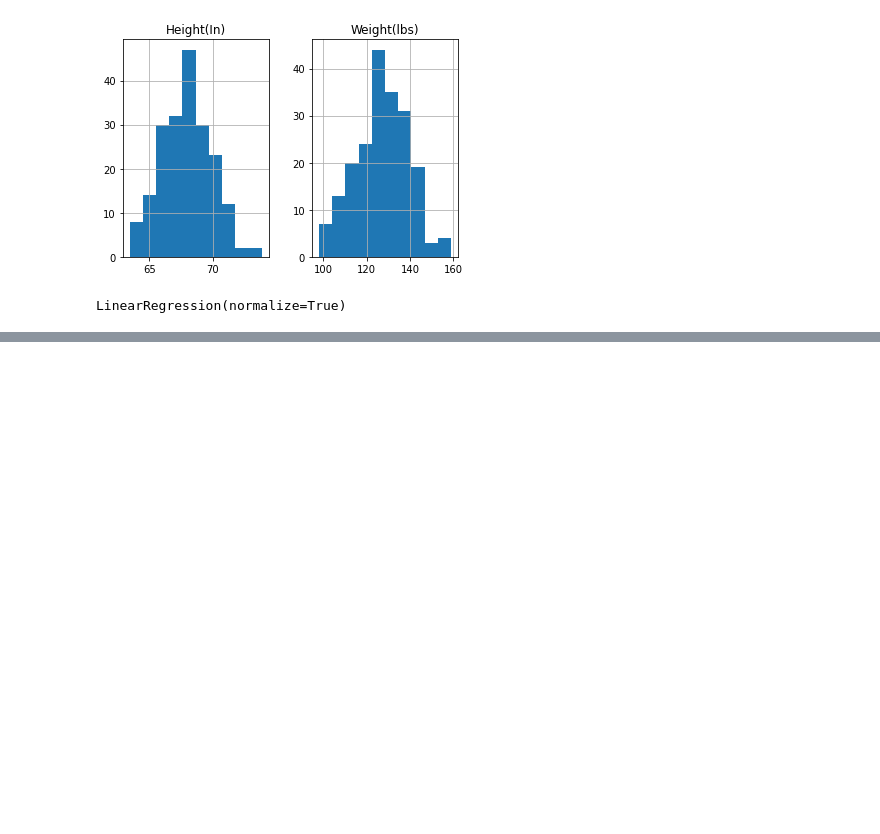
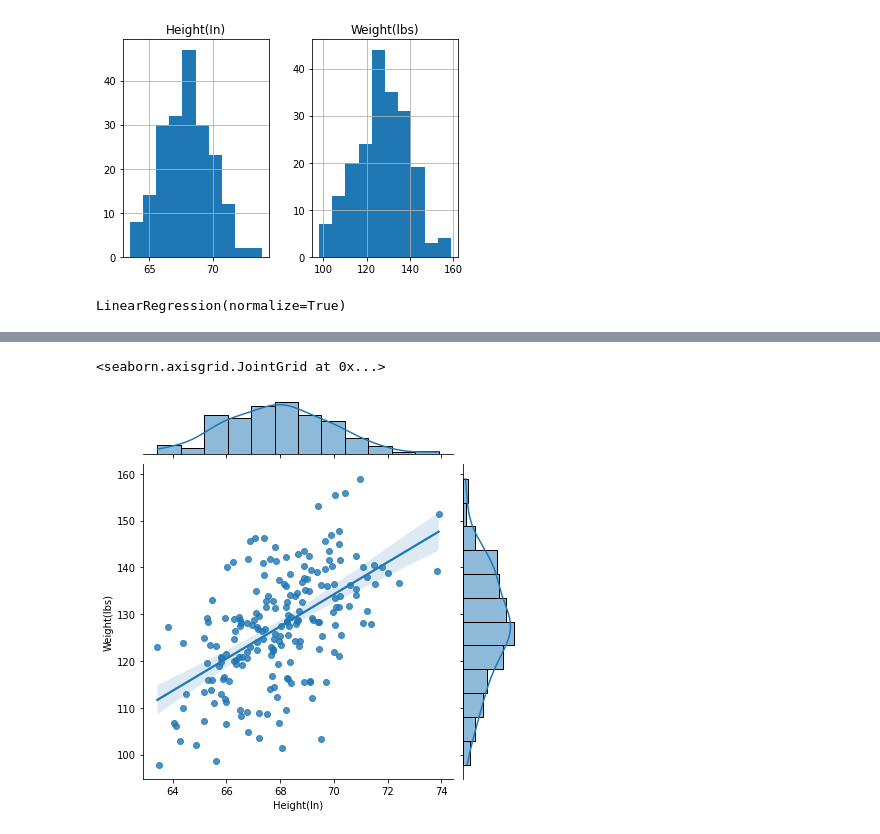
Before and after one commit to jhonsnow456/ML-Algorithms, a Jupyter notebook: Linear Regression/LinearRegression.ipynb, the cells around one changed output, grey strips where cells are left out. Cells and saved outputs as stored; diff of their text form; code cells hidden in the pictures; blank space fills up the shorter version.

```diff
--- a/Linear Regression/LinearRegression.ipynb
+++ b/Linear Regression/LinearRegression.ipynb
@@ -236,0 +261,5 @@ cmp.tail().plot.bar(figsize=(10, 6))
+# %%
+sns.jointplot(x='Height(In)', y='Weight(lbs)', data=df, kind='reg')
+# %% [output]
+<seaborn.axisgrid.JointGrid at 0x...>
+[figure, added]
```
Also changed, not shown: parts of 12 cells of this notebook.
